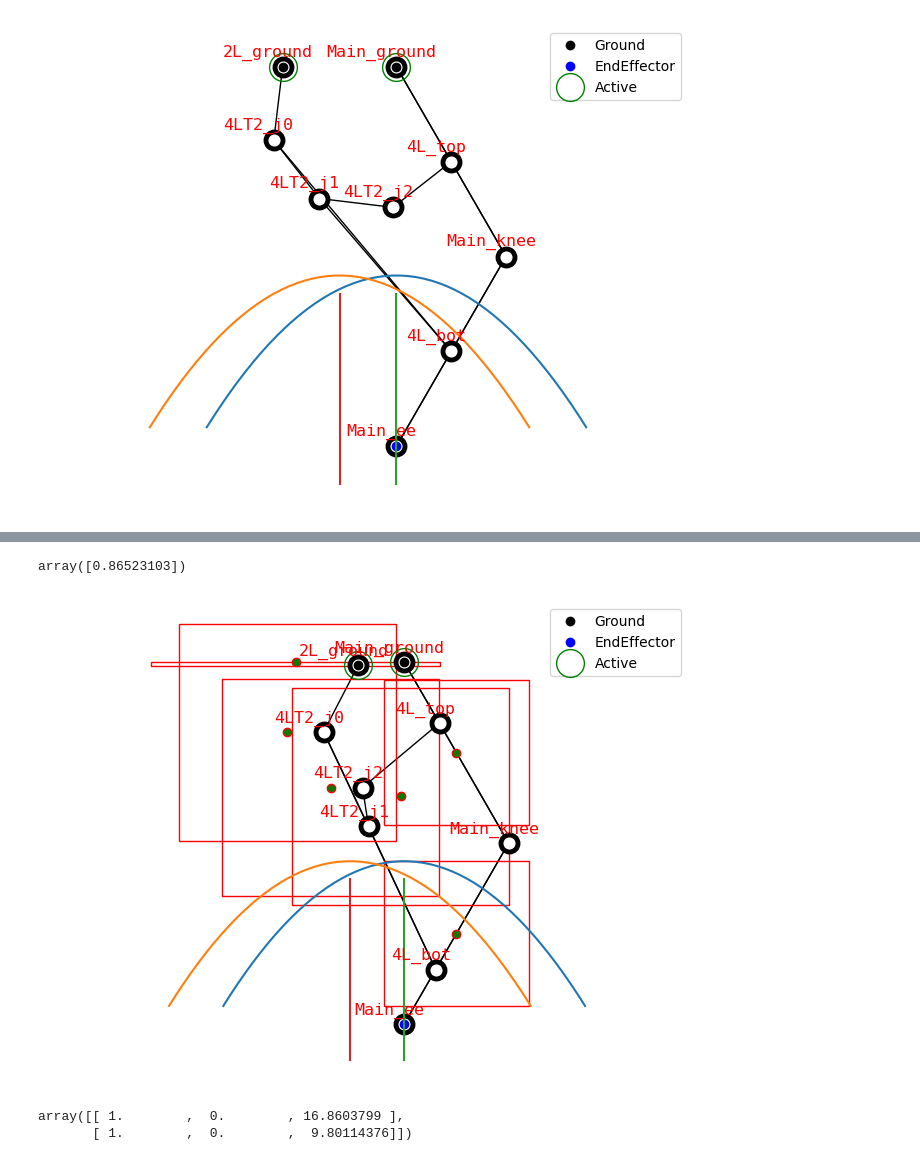
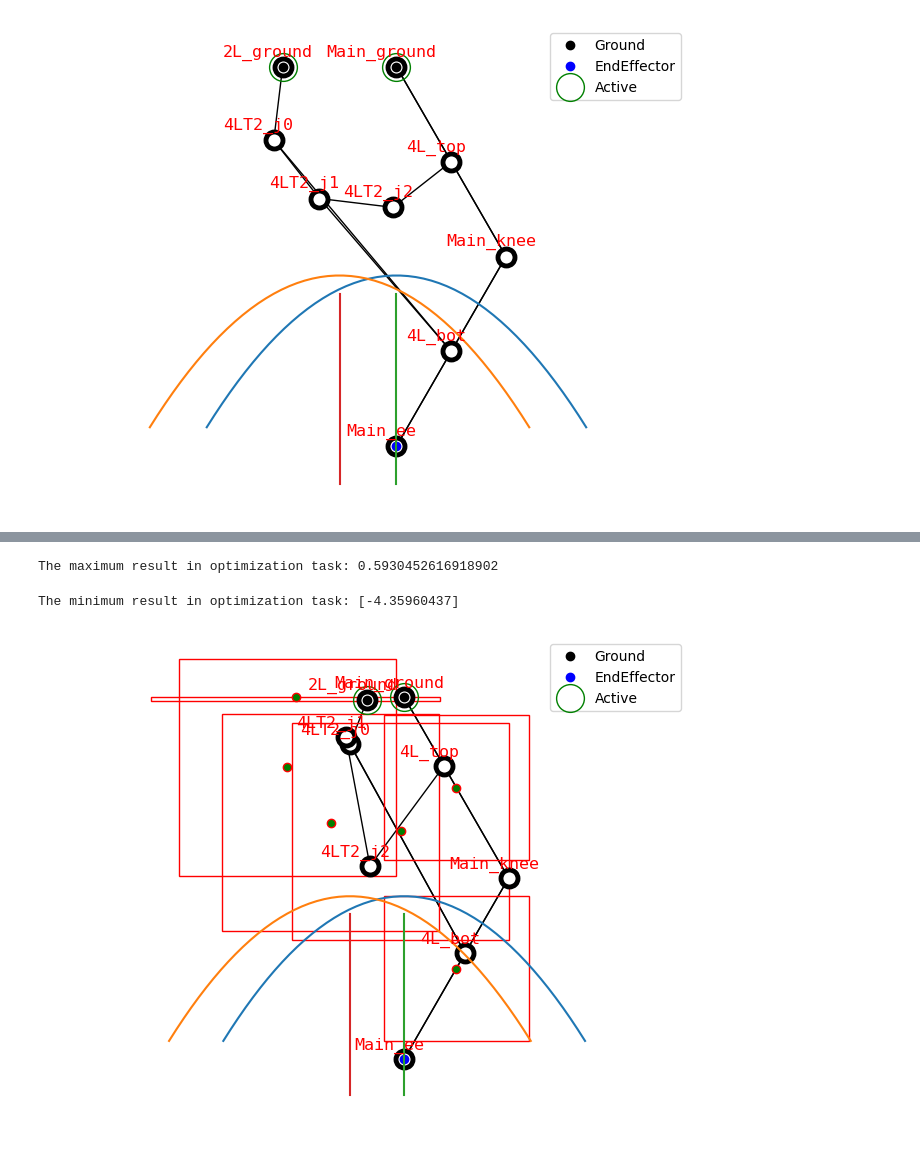
Before and after one commit to LicAiBeerLab/auto-robotics-design, a Jupyter notebook: apps/optimize/single_topology_optimization.ipynb, the cells around one changed output, grey strips where cells are left out. Drawn from its saved outputs; the diff is of its cells as text; code cells hidden in the pictures.

```diff
--- a/apps/optimize/single_topology_optimization.ipynb
+++ b/apps/optimize/single_topology_optimization.ipynb
@@ -73,24 +75,20 @@ crag = CriteriaAggregator(dict_point_criteria, dict_trajectory_criteria)
 
 # set the rewards and weights for the optimization task
 rewards_step = [(PositioningReward(pos_error_key="POS_ERR"), 1), (AccelerationCapability(manipulability_key='Manip_Jacobian',
-            trajectory_key="traj_6d", error_key="error", actuated_mass_key="Actuated_Mass"), 1/20)]
+            trajectory_key="traj_6d", error_key="error", actuated_mass_key="Actuated_Mass"), 1)]
 
 step_trajectories = [ground_symmetric_step,left_shift_step,right_shift_step]
 step_trajectories = [ground_symmetric_step, left_shift_step]
-#step_trajectories = [ground_symmetric_step]
-
 
 rewards_vertical = [(PositioningReward(pos_error_key="POS_ERR"), 1),
            (HeavyLiftingReward(manipulability_key='Manip_Jacobian',
-            trajectory_key="traj_6d", error_key="error", mass_key="MASS"), 1/10)]
-
-
+            trajectory_key="traj_6d", error_key="error", mass_key="MASS"), 1)]
 
 vertical_trajectories = [central_vertical, left_vertical, right_vertical]
 vertical_trajectories = [central_vertical, left_vertical]
 
 rewards_and_trajectories = [(rewards_step, step_trajectories),(rewards_vertical, vertical_trajectories)]
-#rewards_and_trajectories = [(rewards_vertical, vertical_trajectories)]
+
 
 draw_joint_point(graph)
 
@@ -129,16 +127,10 @@ for rewards, trajectories in rewards_and_trajectories:
             max_reward = current_total
             max_partial = current_partial
             best_trajectory_id = trajectory_id
-        print(trajectory_id, current_total, current_partial)
-    print(best_trajectory_id, max_partial)
+
+    print('Best trajectory id:', best_trajectory_id, 'partial rewards at best trajectory:', max_partial)
     trajectory = trajectories[best_trajectory_id]
     point_criteria_vector, trajectory_criteria, res_dict_fixed = crag.get_criteria_data(fixed_robot, free_robot, trajectory)
     reward = rewards[1][0]
     reward_vector = np.array(reward.calculate(point_criteria_vector, trajectory_criteria, res_dict_fixed, Actuator = actuator)[1])
-    plt.plot(reward_vector)
-    # for i, partial_reward in enumerate(max_partial):
-    #     if i != 0:
-    #         rewards[i] = (rewards[i][0], 1/partial_reward)
-
-    #         print(1/partial_reward)
 # %% [output]
@@ -219,6 +197,6 @@ plt.plot(np.arange(len(history_mean)),history_mean)
 # %%
 worst_id = np.argmax(optimizer.history["F"])
 worst_reward = optimizer.history["F"][worst_id]
-worst_reward
+print('The maximum result in optimization task:', worst_reward.item())
 # %% [output]
-array([0.86523103])
+The maximum result in optimization task: 0.5930452616918902
@@ -237,42 +203,17 @@ features, costs, total_cost = prepare_data_to_visualize_separeate_jps(
 # %%
-# best_x = optimizer.history["X"][best_id]
-# problem.mutate_JP_by_xopt(best_x)
-# draw_joint_point(problem.graph)
-
-
-# plt.show()
 best_id = np.argmin(optimizer.history["F"])
 best_x = optimizer.history["X"][best_id]
+best_reward = optimizer.history["F"][best_id]
+print("The minimum result in optimization task:", best_reward)
+
 problem.mutate_JP_by_xopt(best_x)
 draw_joint_point(problem.graph)
+
 problem.mutate_JP_by_xopt(problem.initial_xopt)
 for _, trajectories in rewards_and_trajectories:
     for trajectory in trajectories:
         plt.plot(trajectory[:,0],trajectory[:,2])
 visualize_constrains(problem.graph, constrain_dict)
-
-
-# problem.mutate_JP_by_xopt(problem.initial_xopt)
-# visualize_constrains(problem.graph, constrain_dict)
-# draw_joint_point(problem.graph)
-
-# for id, feat in enumerate(features):
-#     plt.figure(figsize=(10, 10))
-#     marker = MARKERS[id % len(MARKERS)]
-#     # draw_jps_cost_on_graph(feat, costs[:, 0], problem, marker)
-#     draw_jps_distribution(feat)
-#     draw_joint_point(problem.graph)
-#     plt.colorbar()
-#     plt.axis("equal")
-#     plt.show()
 # %% [output]
+The minimum result in optimization task: [-4.35960437]
-[figure, old version]
+[figure, new version]
-# %%
-best_id = np.argmin(optimizer.history["F"])
-best_x = optimizer.history["X"][best_id]
-best_reward_decomposition = optimizer.history["Fs"][best_id]
-
-best_reward_decomposition
-# %% [output]
-array([[ 1.        ,  0.        , 16.8603799 ],
-       [ 1.        ,  0.        ,  9.80114376]])
```
Also changed, not shown: parts of 13 cells of this notebook, 5 other files.
